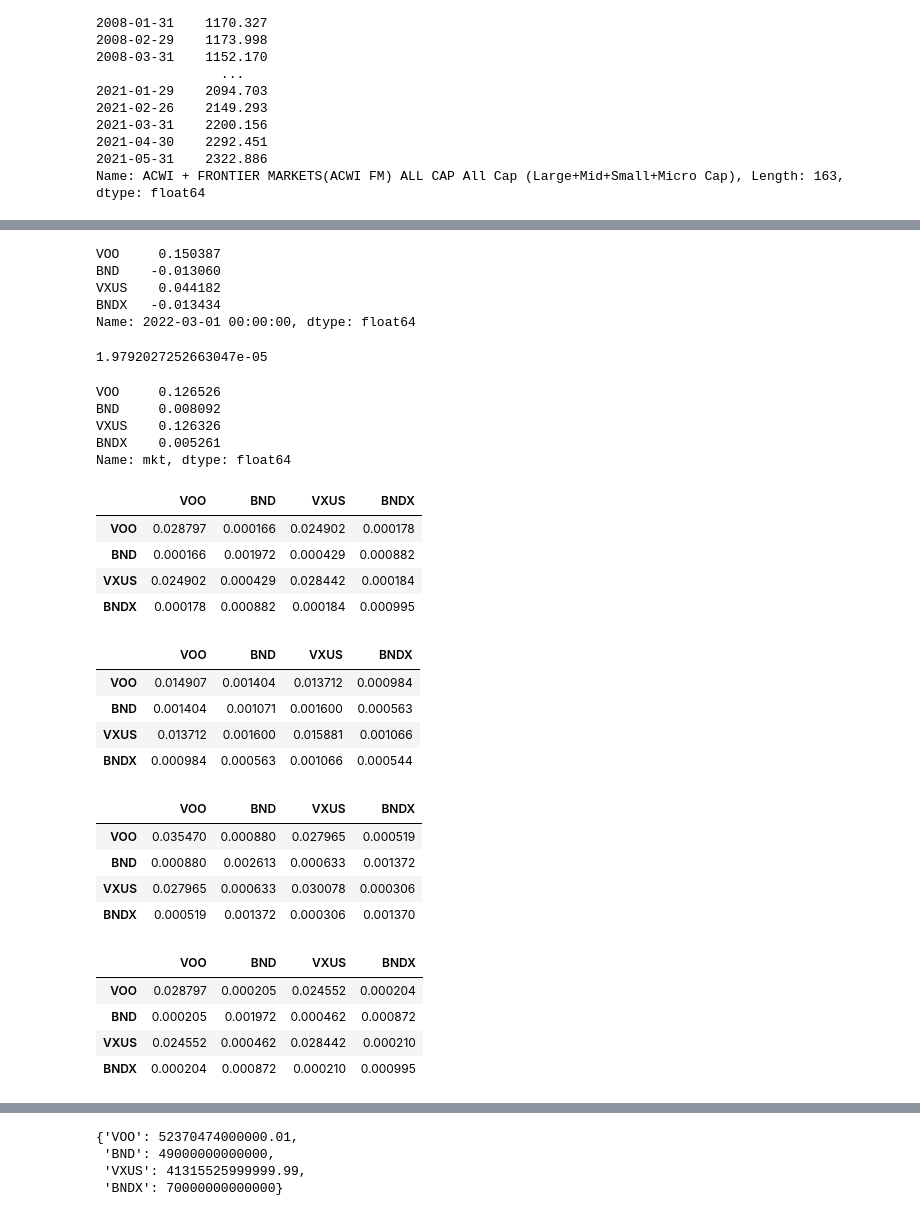
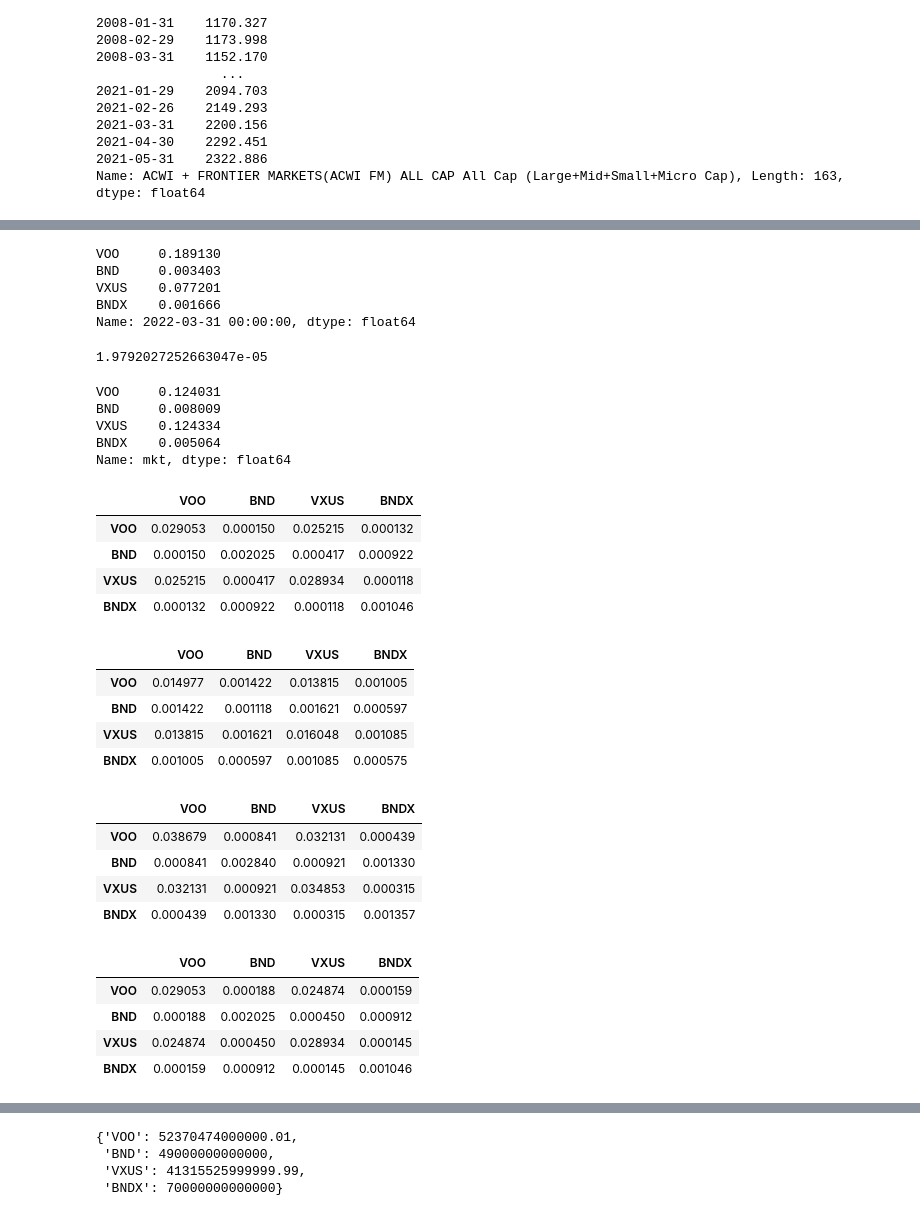
Before and after one commit to koichiroiijima/Optimize_Allocation, a Jupyter notebook: data/opt.ipynb, the cells around one changed output, grey strips where cells are left out. Drawn from its saved outputs; the diff is of its cells as text; code cells hidden in the pictures.

```diff
--- a/data/opt.ipynb
+++ b/data/opt.ipynb
@@ -6,7 +6,8 @@ import datetime
 voo = web.DataReader(name='VOO',
     data_source='yahoo',
     start='2011-01-01',
-    end=datetime.date.today()
+    end='2022-03-31'
+                     #    end=datetime.date.today()
 )
 # %%
 voo
@@ -29,7 +30,7 @@ voo
 bnd = web.DataReader(name='BND',
     data_source='yahoo',
     start='2011-01-01',
-    end=datetime.date.today()
+    end='2022-03-31'
 )
 # %%
 bnd
@@ -52,7 +53,7 @@ bnd
 vxus = web.DataReader(name='VXUS',
     data_source='yahoo',
     start='2011-01-01',
-    end=datetime.date.today()
+    end='2022-03-31'
 )
 # %%
 vxus
@@ -75,7 +76,7 @@ vxus
 bndx = web.DataReader(name='BNDX',
     data_source='yahoo',
     start='2011-01-01',
-    end=datetime.date.today()
+    end='2022-03-31'
 )
 # %%
 bndx
@@ -150,13 +167,13 @@ BNDX    0.030743
 dtype: float64
 # %%
-ehr = expected_returns.ema_historical_return(prices, frequency=252, span=500)
+ehr = expected_returns.ema_historical_return(prices, frequency=252, span=252*5)
 ehr
 # %% [output]
-VOO     0.150387
-BND    -0.013060
-VXUS    0.044182
-BNDX   -0.013434
-Name: 2022-03-01 00:00:00, dtype: float64
+VOO     0.189130
+BND     0.003403
+VXUS    0.077201
+BNDX    0.001666
+Name: 2022-03-31 00:00:00, dtype: float64
 # %%
 risk_free_rate=1.005**((1/252)) - 1
 risk_free_rate
@@ -166,47 +183,47 @@ risk_free_rate
 capmr = expected_returns.capm_return(prices, market_prices=None, returns_data=False, risk_free_rate=risk_free_rate, compounding=True, frequency=252, log_returns=False)
 capmr
 # %% [output]
-VOO     0.126526
-BND     0.008092
-VXUS    0.126326
-BNDX    0.005261
+VOO     0.124031
+BND     0.008009
+VXUS    0.124334
+BNDX    0.005064
 Name: mkt, dtype: float64
 # %%
 sample_cov = risk_models.risk_matrix(prices, method='sample_cov')
 sample_cov
 # %% [output]
 |  | VOO | BND | VXUS | BNDX |
-| VOO | 0.028797 | 0.000166 | 0.024902 | 0.000178 |
-| BND | 0.000166 | 0.001972 | 0.000429 | 0.000882 |
-| VXUS | 0.024902 | 0.000429 | 0.028442 | 0.000184 |
-| BNDX | 0.000178 | 0.000882 | 0.000184 | 0.000995 |
+| VOO | 0.029053 | 0.000150 | 0.025215 | 0.000132 |
+| BND | 0.000150 | 0.002025 | 0.000417 | 0.000922 |
+| VXUS | 0.025215 | 0.000417 | 0.028934 | 0.000118 |
+| BNDX | 0.000132 | 0.000922 | 0.000118 | 0.001046 |
 # %%
 semicovariance = risk_models.risk_matrix(prices, method='semicovariance', benchmark=risk_free_rate, frequency=252, log_returns=False)
 semicovariance
 # %% [output]
 |  | VOO | BND | VXUS | BNDX |
-| VOO | 0.014907 | 0.001404 | 0.013712 | 0.000984 |
-| BND | 0.001404 | 0.001071 | 0.001600 | 0.000563 |
-| VXUS | 0.013712 | 0.001600 | 0.015881 | 0.001066 |
-| BNDX | 0.000984 | 0.000563 | 0.001066 | 0.000544 |
+| VOO | 0.014977 | 0.001422 | 0.013815 | 0.001005 |
+| BND | 0.001422 | 0.001118 | 0.001621 | 0.000597 |
+| VXUS | 0.013815 | 0.001621 | 0.016048 | 0.001085 |
+| BNDX | 0.001005 | 0.000597 | 0.001085 | 0.000575 |
 # %%
-exp_cov = risk_models.risk_matrix(prices, method='exp_cov', span=500, frequency=252)
+exp_cov = risk_models.risk_matrix(prices, method='exp_cov', span=252*5, frequency=252)
 exp_cov
 # %% [output]
 |  | VOO | BND | VXUS | BNDX |
-| VOO | 0.035470 | 0.000880 | 0.027965 | 0.000519 |
-| BND | 0.000880 | 0.002613 | 0.000633 | 0.001372 |
-| VXUS | 0.027965 | 0.000633 | 0.030078 | 0.000306 |
-| BNDX | 0.000519 | 0.001372 | 0.000306 | 0.001370 |
+| VOO | 0.038679 | 0.000841 | 0.032131 | 0.000439 |
+| BND | 0.000841 | 0.002840 | 0.000921 | 0.001330 |
+| VXUS | 0.032131 | 0.000921 | 0.034853 | 0.000315 |
+| BNDX | 0.000439 | 0.001330 | 0.000315 | 0.001357 |
 # %%
 ledoiid_wolf_cc = risk_models.risk_matrix(prices, method='ledoit_wolf_constant_correlation', frequency=252)
 ledoiid_wolf_cc
 # %% [output]
 |  | VOO | BND | VXUS | BNDX |
-| VOO | 0.028797 | 0.000205 | 0.024552 | 0.000204 |
-| BND | 0.000205 | 0.001972 | 0.000462 | 0.000872 |
-| VXUS | 0.024552 | 0.000462 | 0.028442 | 0.000210 |
-| BNDX | 0.000204 | 0.000872 | 0.000210 | 0.000995 |
+| VOO | 0.029053 | 0.000188 | 0.024874 | 0.000159 |
+| BND | 0.000188 | 0.002025 | 0.000450 | 0.000912 |
+| VXUS | 0.024874 | 0.000450 | 0.028934 | 0.000145 |
+| BNDX | 0.000159 | 0.000912 | 0.000145 | 0.001046 |
 # %%
 ledoiid_wolf_sf = risk_models.risk_matrix(prices, method='ledoit_wolf_single_factor', frequency=252)
 ledoiid_wolf_sf
```
Also changed, not shown: parts of 24 cells of this notebook, 5 other files.
